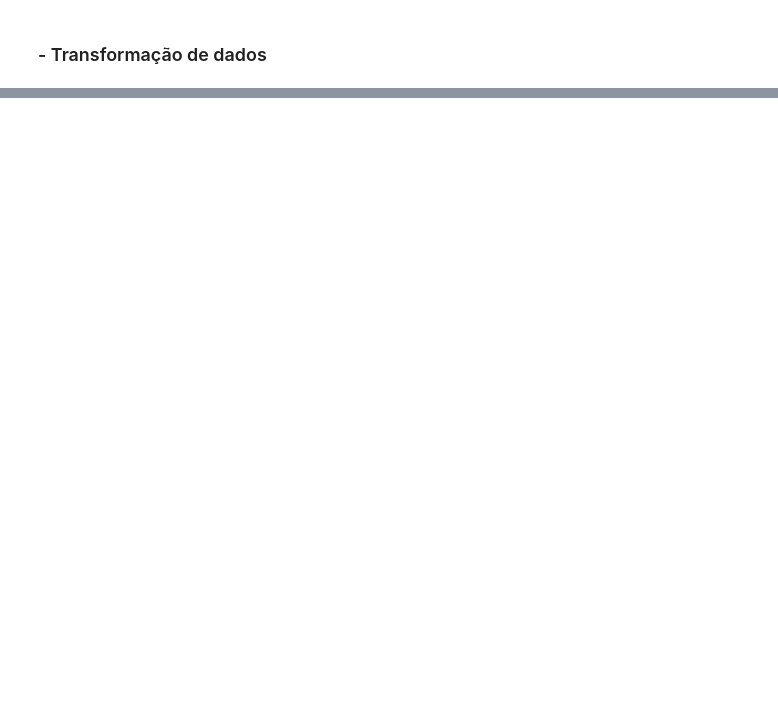
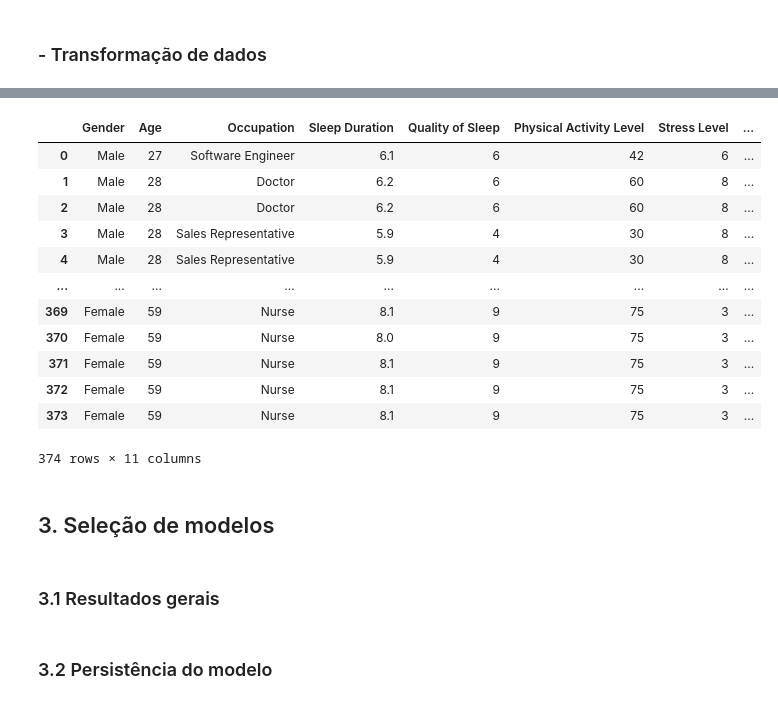
Before and after one commit to atlantico-academy/data-machine, a Jupyter notebook: notebooks/02-comparative-analysis.ipynb, the cells around one changed output, grey strips where cells are left out. Drawn from its saved outputs; the diff is of its cells as text; code cells hidden in the pictures; blank space fills up the shorter version.

```diff
--- a/notebooks/02-comparative-analysis.ipynb
+++ b/notebooks/02-comparative-analysis.ipynb
@@ -39,2 +265,43 @@ dicionario
 # %% [markdown]
 ### - Transformação de dados
+# %%
+# tratamento de dados discrepantes
+nominal_preprocessor = Pipeline([
+    ('missing', SimpleImputer(strategy='most_frequent')), # tratamento de dados faltantes
+    ('encoding', OneHotEncoder(sparse_output=False, drop='first')), # codificação de variáveis
+    ('normalization', StandardScaler()) # normalização de dados
+])
+
+ordinal_imc_preprocessor = Pipeline([
+    ('missing', SimpleImputer(strategy='most_frequent')), # tratamento de dados faltantes
+    ('encoding', OrdinalEncoder(categories=[['Normal', 'Obese']])), # codificação de variáveis
+    ('normalization', StandardScaler()) # normalização de dados
+])
+
+ordinal_bp_preprocessor = Pipeline([
+    ('missing', SimpleImputer(strategy='most_frequent')), # tratamento de dados faltantes
+    ('encoding', OrdinalEncoder(categories=[['Normal', 'Normal Limitrofe', 'Hipertensão Estagio 1']])), # codificação de variáveis
+    ('normalization', StandardScaler()) # normalização de dados
+])
+
+continua_preprocessor = Pipeline([
+    ('missing', SimpleImputer(strategy='mean')), # tratamento de dados faltantes
+    ('normalization', StandardScaler()) # normalização de dados
+])
+
+discreta_preprocessor = Pipeline([
+    ('missing', SimpleImputer(strategy='median')), # tratamento de dados faltantes
+    ('normalization', StandardScaler()) # normalização de dados
+])
+
+preprocessor = ColumnTransformer([
+    ('nominal', nominal_preprocessor, colunas_nominais),
+    ('ordinal_imc', ordinal_imc_preprocessor, coluna_ordinal_imc),
+    ('ordinal_bp', ordinal_bp_preprocessor, coluna_ordinal_bp),
+    ('continua', continua_preprocessor, coluna_continua),
+    ('discreta', discreta_preprocessor, colunas_discretas)
+])
+
+model = LogisticRegression()
+# %%
+preprocessor.fit_transform(X)
@@ -40,0 +324,22 @@ dicionario
+# %%
+X
+# %% [output]
+|  | Gender | Age | Occupation | Sleep Duration | Quality of Sleep | Physical Activity Level | Stress Level | ... |
+| 0 | Male | 27 | Software Engineer | 6.1 | 6 | 42 | 6 | ... |
+| 1 | Male | 28 | Doctor | 6.2 | 6 | 60 | 8 | ... |
+| 2 | Male | 28 | Doctor | 6.2 | 6 | 60 | 8 | ... |
+| 3 | Male | 28 | Sales Representative | 5.9 | 4 | 30 | 8 | ... |
+| 4 | Male | 28 | Sales Representative | 5.9 | 4 | 30 | 8 | ... |
+| ... | ... | ... | ... | ... | ... | ... | ... | ... |
+| 369 | Female | 59 | Nurse | 8.1 | 9 | 75 | 3 | ... |
+| 370 | Female | 59 | Nurse | 8.0 | 9 | 75 | 3 | ... |
+| 371 | Female | 59 | Nurse | 8.1 | 9 | 75 | 3 | ... |
+| 372 | Female | 59 | Nurse | 8.1 | 9 | 75 | 3 | ... |
+| 373 | Female | 59 | Nurse | 8.1 | 9 | 75 | 3 | ... |
+374 rows × 11 columns
+# %% [markdown]
+## 3. Seleção de modelos
+# %% [markdown]
+### 3.1 Resultados gerais
+# %% [markdown]
+### 3.2 Persistência do modelo
```
Also changed, not shown: parts of 20 cells of this notebook, 2 other files.
